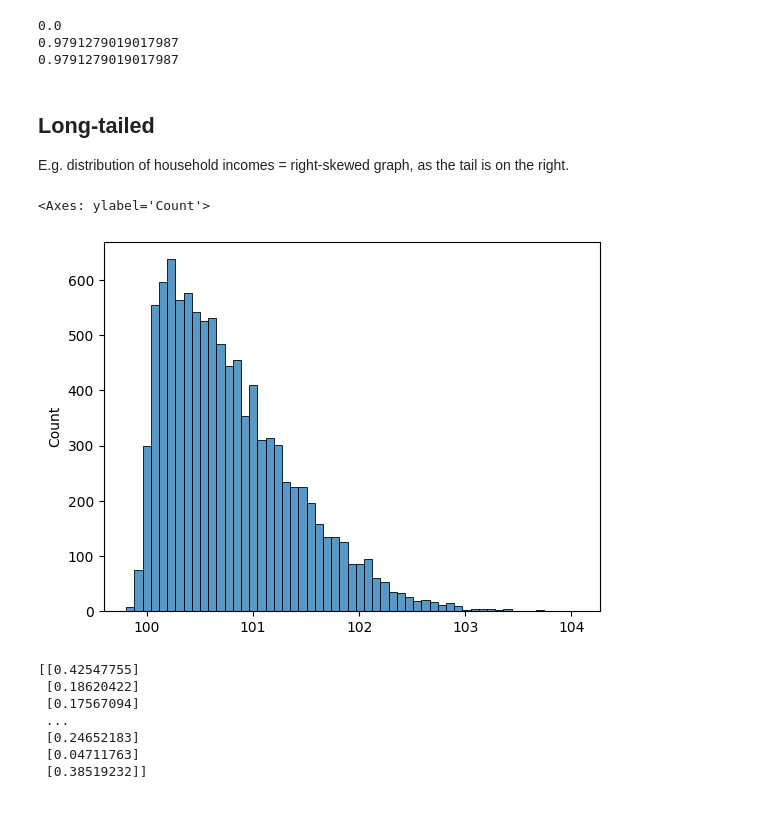
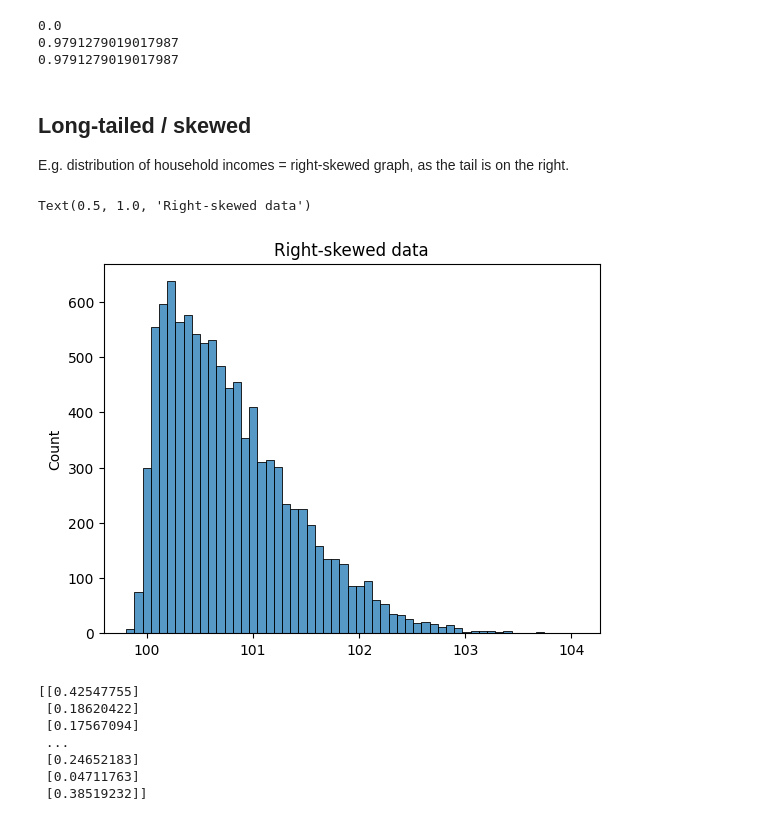
Before and after one commit to EvgeniiZorin/Handbook_Statistics-Probability-and-ML, a Jupyter notebook: _0_Statistics.ipynb, the cells around one changed output. Saved outputs shown, nothing was run; the diff lists cells and outputs as text; code cells hidden in the pictures.

```diff
--- a/_0_Statistics.ipynb
+++ b/_0_Statistics.ipynb
@@ -1593,30 +1599,31 @@ ks_statistic, p_value = kstest(
 	)
 print(ks_statistic, p_value)
 # %% [markdown]
-## Long-tailed
+## Long-tailed / skewed
 
 E.g. distribution of household incomes = right-skewed graph, as the tail is on the right.
 # %%
 """
 Data (population) distribution - right-skewed
 """
 
 import seaborn as sns
 # Generate Right-Skewed data set
 from scipy.stats import skewnorm
 from sklearn.preprocessing import MinMaxScaler
 import matplotlib.pyplot as plt
 import numpy as np
 
 num_data_points = 10000
 max_value = 100
 skewness = 15   # Positive values are right-skewed; negative values are left skewed
 
 skewed_random_data = skewnorm.rvs(a = skewness,loc=max_value, size=num_data_points, random_state=1)
 sns.histplot(skewed_random_data)
+plt.title('Right-skewed data')
 # %% [output]
-<Axes: ylabel='Count'>
+Text(0.5, 1.0, 'Right-skewed data')
-[figure, old version]
+[figure, new version]
 # %%
 skewed_data_scaled = MinMaxScaler().fit_transform(skewed_random_data.reshape(-1, 1))
 
```
Also changed, not shown: parts of 2 cells of this notebook.
